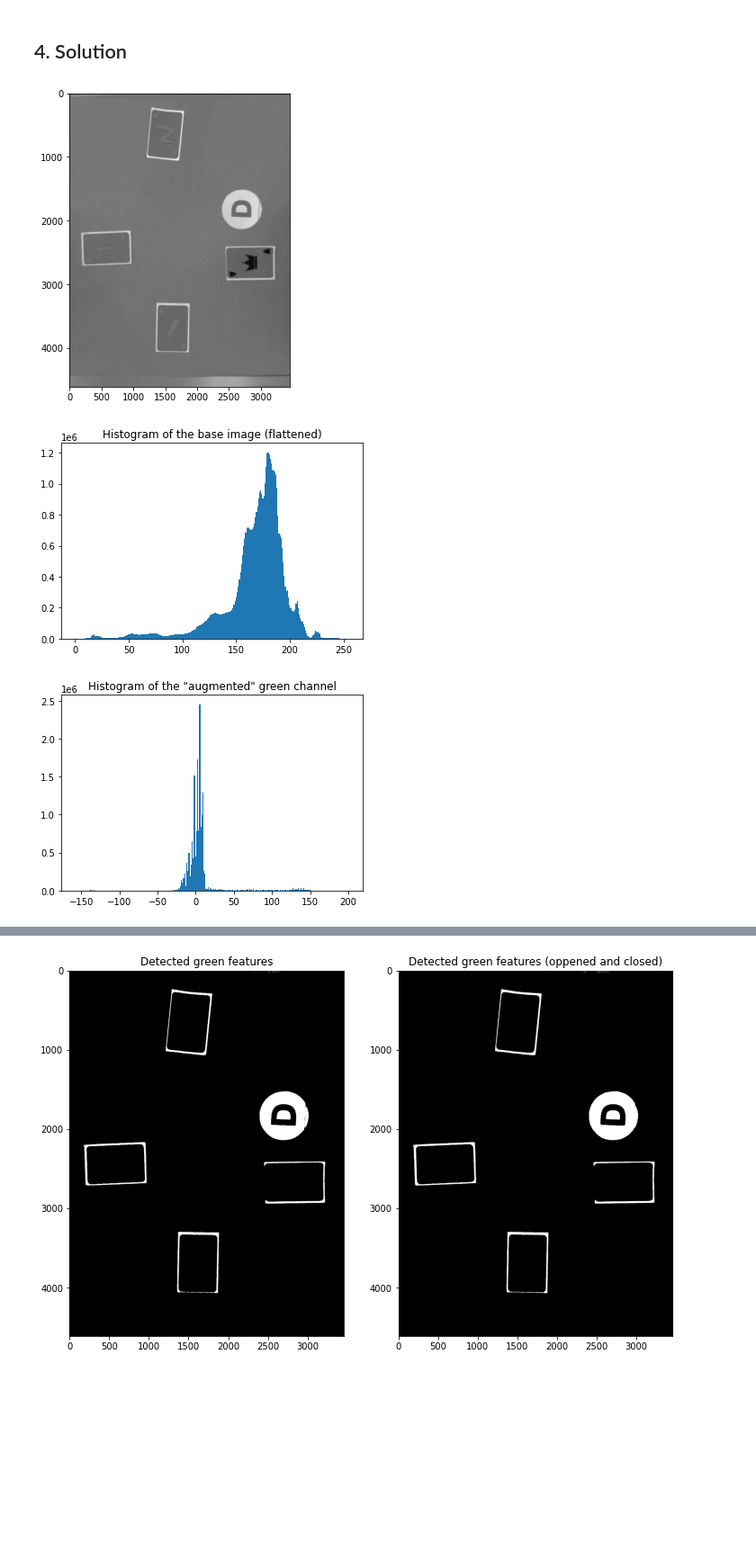
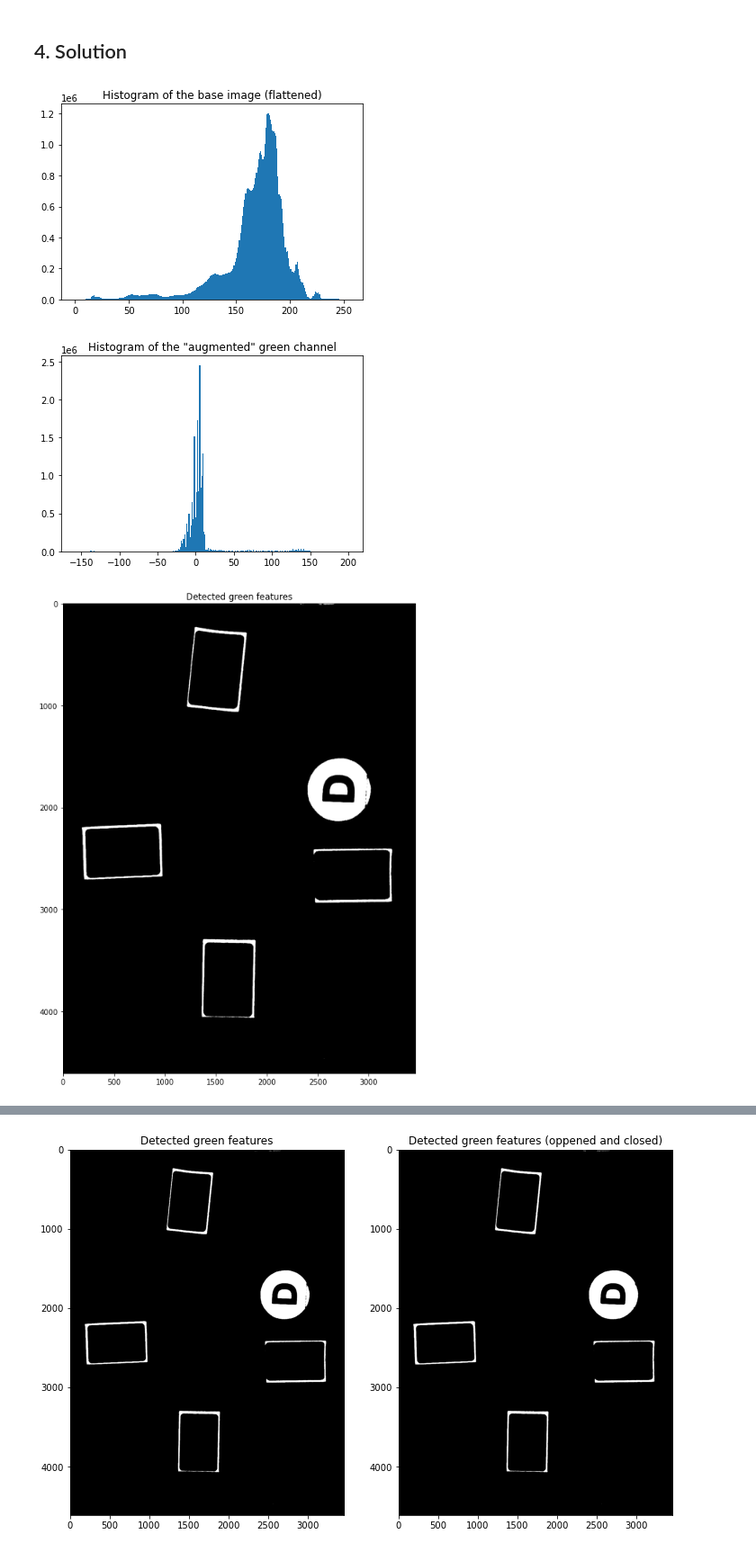
Before and after one commit to aalshabaan/iapr, a Jupyter notebook: project/project.ipynb, the cells around one changed output, grey strips where cells are left out. Shown at 90% size. Cells and saved outputs as stored; diff of their text form; code cells hidden in the pictures; blank space fills up the shorter version.

```diff
--- a/project/project.ipynb
+++ b/project/project.ipynb
@@ -182,29 +183,31 @@ im_uint8 = skimage.io.imread(os.path.join(data_path, '1.jpg'))
 # %%
 threshold = 80
 
-im = im_uint8.astype('int')
+def filter_object_border(im):
+    im_green = 2*im[:,:,1] - im[:,:,0] -im[:,:,2]
+    mask = im_green >= threshold;
+    return mask
 
-im_green = 2*im[:,:,1] - im[:,:,0] -im[:,:,2]
+mask = filter_object_border(im)
 
-fig, ax = plt.subplots(1, 1, figsize=(6, 6))
-ax.imshow(im_green, cmap='gray')
-plt.show()
+#fig, ax = plt.subplots(1, 1, figsize=(6, 6))
+#ax.imshow(im_green, cmap='gray')
+#plt.show()
 
 plt.hist(im.flatten(), bins=256)
 plt.title('Histogram of the base image (flattened)')
 plt.show()
 
 plt.hist(im_green.flatten(), bins=256)
 plt.title('Histogram of the "augmented" green channel')
 plt.show()
 
-mask = im_green >= threshold;
 
 fig, ax = plt.subplots(1, 1, figsize=(12, 12))
 ax.imshow(mask, cmap='gray')
 plt.title('Detected green features')
 plt.show()
 # %% [output]
-[figure, old version]
+[figure, new version]
-[figure, old version]
+[figure, new version]
-[figure, old version]
+[figure, new version]
```
Also changed, not shown: parts of 6 cells of this notebook.
